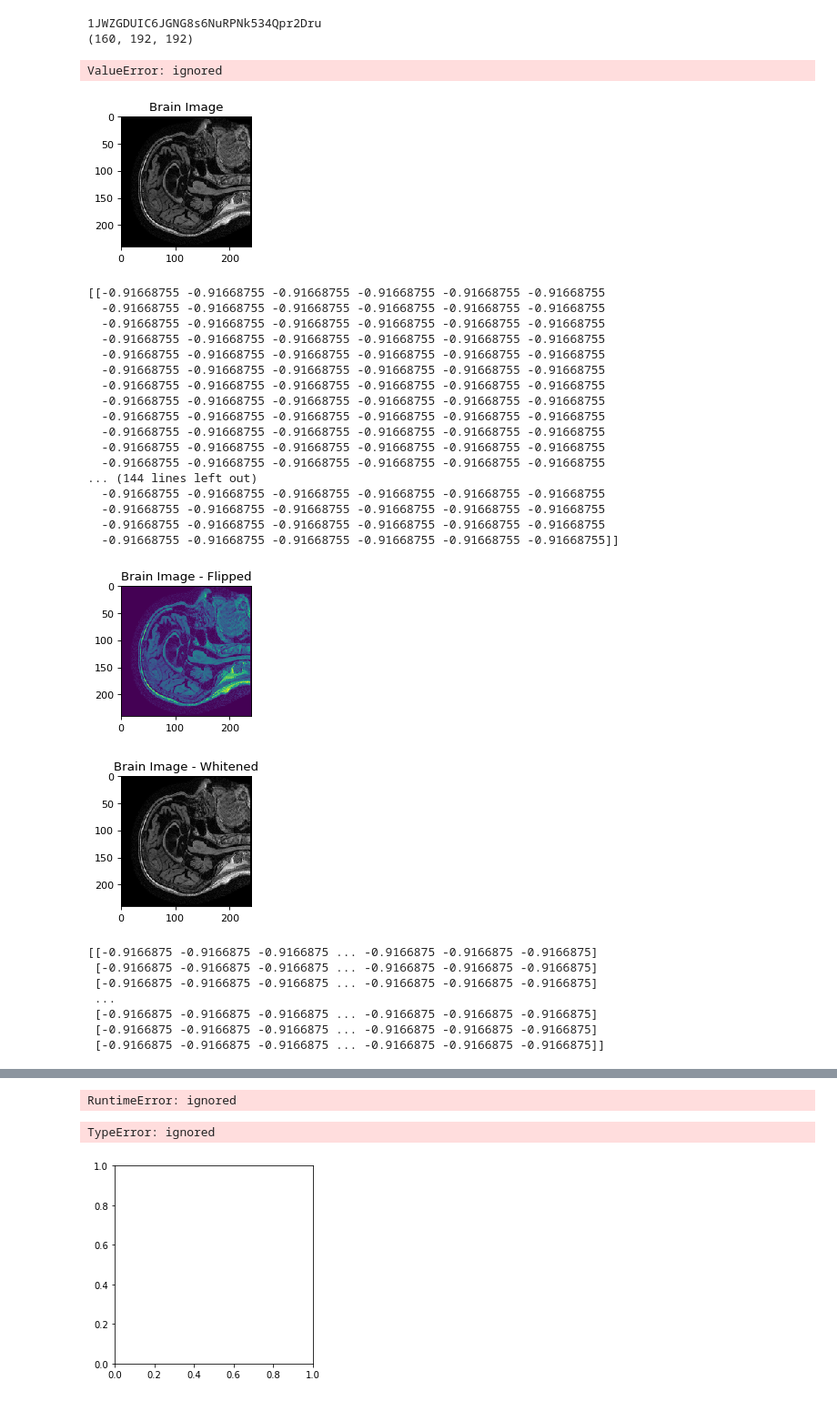
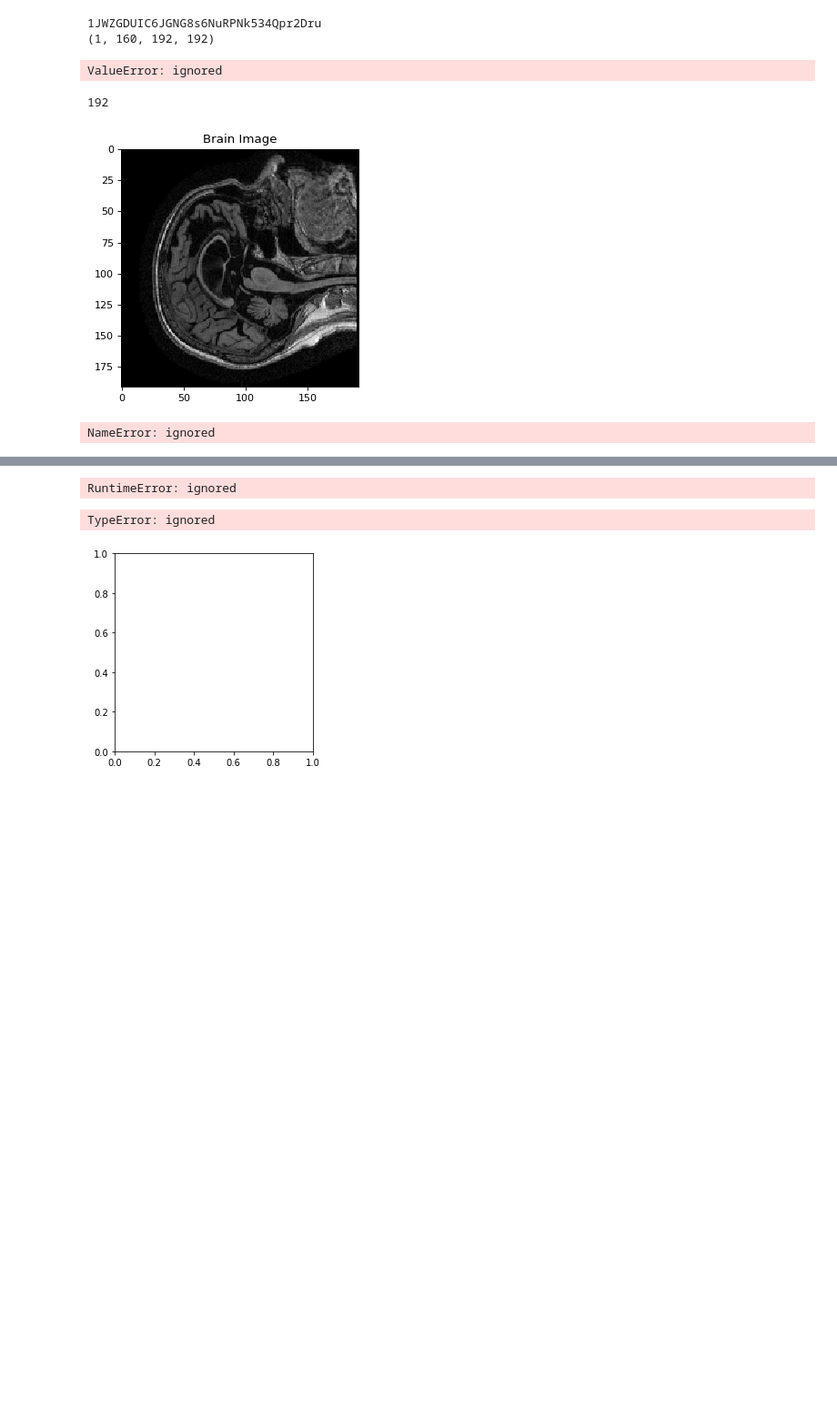
Before and after one commit to kavithabakshi/ADNI, a Jupyter notebook: ADNI.ipynb, the cells around one changed output, grey strips where cells are left out. Shown at 91% size. Cells and saved outputs as stored; diff of their text form; code cells hidden in the pictures; blank space fills up the shorter version.

```diff
--- a/ADNI.ipynb
+++ b/ADNI.ipynb
@@ -59,6 +58,7 @@ downloaded = drive.CreateFile({'id':id})
 downloaded.GetContentFile('Gtest.nii')
 sitk_t1 = sitk.ReadImage('Gtest.nii')
 t1 = sitk.GetArrayFromImage(sitk_t1)
+t1 = t1.reshape(1,160,192,192)
 downloaded.GetContentFile('Gtest1.nii')
 sitk_t2 = sitk.ReadImage('Gtest1.nii')
 t2 = sitk.GetArrayFromImage(sitk_t2)
@@ -83,28 +83,28 @@ print(t1.shape)
 #image_viewer.Execute(grid_image)
 # %% [output]
 1JWZGDUIC6JGNG8s6NuRPNk534Qpr2Dru
-(160, 192, 192)
+(1, 160, 192, 192)
 # %%
 from keras.models import Sequential
-from keras.layers import Dense, Conv2D, Flatten, AveragePooling2D
+from keras.layers import Dense, Conv3D, Flatten, AveragePooling2D, Conv2D
 train_data = {}
 train_labels = {}
 # Initialize the model object
 model = Sequential()
 
 # Add a convolutional layer
-model.add(Conv2D(filters=6, kernel_size=3, activation='relu',
-               input_shape=(160,192,1)))
-model.add(AveragePooling2D())
+model.add(Conv2D(15, kernel_size=5, activation='relu',
+               input_shape=(160,192,192)))
+model.add(AveragePooling2D(10))
 
-model.add(Conv2D(filters=16, kernel_size=3, activation='relu'))
-model.add(AveragePooling2D())
+model.add(Conv2D(10, kernel_size=3, activation='relu'))
+model.add(AveragePooling2D(10))
 
 model.add(Flatten())
 
 model.add(Dense(units=120, activation='relu'))
 
-model.add(Dense(units=84, activation='relu'))
+model.add(Dense(units=60, activation='relu'))
 
 model.add(Dense(units=3, activation = 'softmax'))
 model.compile(optimizer='adam',
@@ -116,8 +116,9 @@ train_data[2] = t3
 train_labels[0] = 'MCI'
 train_labels[1] = 'CN'
 train_labels[2] = 'AD'
+y = train_labels
 # Fit the model on a training set
-model.fit(t1, train_labels, epochs=3)
+model.fit(t1, y, epochs=3)
 # %% [output]
 ValueError: ignored
 # %%
@@ -141,67 +142,43 @@ if t1.ndim == 3:
 
 xsize = t1.shape[1]
 ysize = t1.shape[0]
-
-figsize = (1 + margin) * xsize / dpi, (1 + margin) * ysize / dpi
-plt.figure(figsize=figsize, dpi=dpi, tight_layout=True)
+print(ysize)
+#figsize = (1 + margin) * xsize / dpi, (1 + margin) * ysize / dpi
+plt.figure(dpi=dpi, tight_layout=True)
 ax = plt.gca()
-extent = (0, xsize * spacing[0], ysize * spacing[1], 0)
-t = ax.imshow(t1, extent=extent, interpolation=None)
+#extent = (0, xsize * spacing[0], ysize * spacing[1], 0)
+t = ax.imshow(t1, interpolation=None)
 t.set_cmap("gray")
 plt.title(title)
 plt.show()
 #print(t1[0:5])
 t1_flipped = flip(t1.copy(), axis=1)
 plt.figure(figsize=figsize, dpi=dpi, tight_layout=True)
 ax = plt.gca()
 extent = (0, xsize * spacing[0], ysize * spacing[1], 0)
 tflip = ax.imshow(t1_flipped, extent=extent, interpolation=None)
 #t.set_cmap("gray")
 plt.title("Brain Image - Flipped")
 plt.show()
 t1 = whitening(t1)
 plt.figure(figsize=figsize, dpi=dpi, tight_layout=True)
 ax = plt.gca()
 extent = (0, xsize * spacing[0], ysize * spacing[1], 0)
 t = ax.imshow(t1, extent=extent, interpolation=None)
 t.set_cmap("gray")
 plt.title("Brain Image - Whitened")
 plt.show()
 #print(t1)
 t1_normalized = normalise_zero_one(t1)
 plt.figure(figsize=figsize, dpi=dpi, tight_layout=True)
 ax = plt.gca()
 extent = (0, xsize * spacing[0], ysize * spacing[1], 0)
 t = ax.imshow(t1_normalized, extent=extent, interpolation=None)
 t.set_cmap("gray")
 plt.title("Brain Image - Normalized")
 plt.show()
 #print(t1)
 # %% [output]
+192
-[figure, old version]
+[figure, new version]
-[[-0.91668755 -0.91668755 -0.91668755 -0.91668755 -0.91668755 -0.91668755
-  -0.91668755 -0.91668755 -0.91668755 -0.91668755 -0.91668755 -0.91668755
-  -0.91668755 -0.91668755 -0.91668755 -0.91668755 -0.91668755 -0.91668755
-  -0.91668755 -0.91668755 -0.91668755 -0.91668755 -0.91668755 -0.91668755
-  -0.91668755 -0.91668755 -0.91668755 -0.91668755 -0.91668755 -0.91668755
-  -0.91668755 -0.91668755 -0.91668755 -0.91668755 -0.91668755 -0.91668755
-  -0.91668755 -0.91668755 -0.91668755 -0.91668755 -0.91668755 -0.91668755
-  -0.91668755 -0.91668755 -0.91668755 -0.91668755 -0.91668755 -0.91668755
-  -0.91668755 -0.91668755 -0.91668755 -0.91668755 -0.91668755 -0.91668755
-  -0.91668755 -0.91668755 -0.91668755 -0.91668755 -0.91668755 -0.91668755
-  -0.91668755 -0.91668755 -0.91668755 -0.91668755 -0.91668755 -0.91668755
-  -0.91668755 -0.91668755 -0.91668755 -0.91668755 -0.91668755 -0.91668755
-... (144 lines left out)
-  -0.91668755 -0.91668755 -0.91668755 -0.91668755 -0.91668755 -0.91668755
-  -0.91668755 -0.91668755 -0.91668755 -0.91668755 -0.91668755 -0.91668755
-  -0.91668755 -0.91668755 -0.91668755 -0.91668755 -0.91668755 -0.91668755
-  -0.91668755 -0.91668755 -0.91668755 -0.91668755 -0.91668755 -0.91668755]]
-[figure, removed]
-[figure, removed]
-[[-0.9166875 -0.9166875 -0.9166875 ... -0.9166875 -0.9166875 -0.9166875]
- [-0.9166875 -0.9166875 -0.9166875 ... -0.9166875 -0.9166875 -0.9166875]
- [-0.9166875 -0.9166875 -0.9166875 ... -0.9166875 -0.9166875 -0.9166875]
- ...
- [-0.9166875 -0.9166875 -0.9166875 ... -0.9166875 -0.9166875 -0.9166875]
- [-0.9166875 -0.9166875 -0.9166875 ... -0.9166875 -0.9166875 -0.9166875]
- [-0.9166875 -0.9166875 -0.9166875 ... -0.9166875 -0.9166875 -0.9166875]]
+NameError: ignored
```
Also changed, not shown: parts of 3 cells of this notebook.
